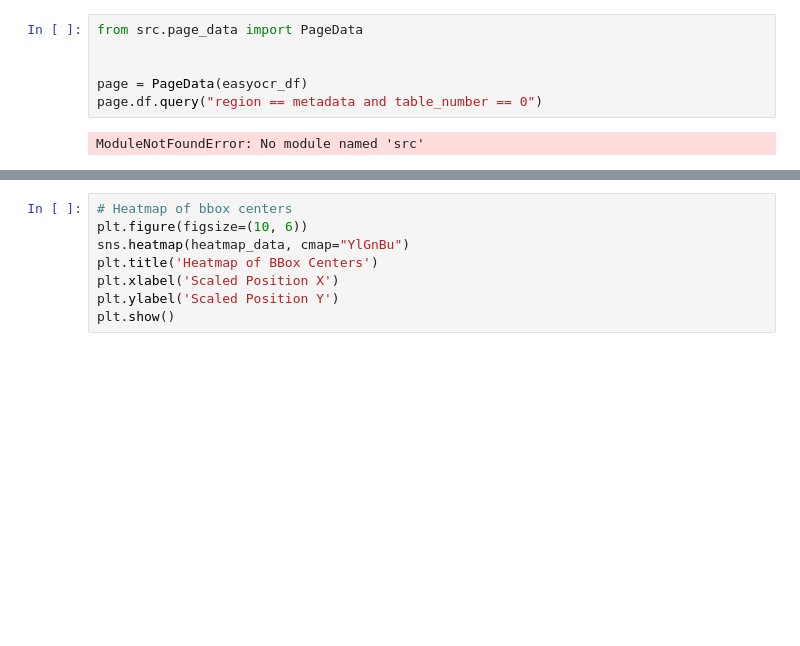
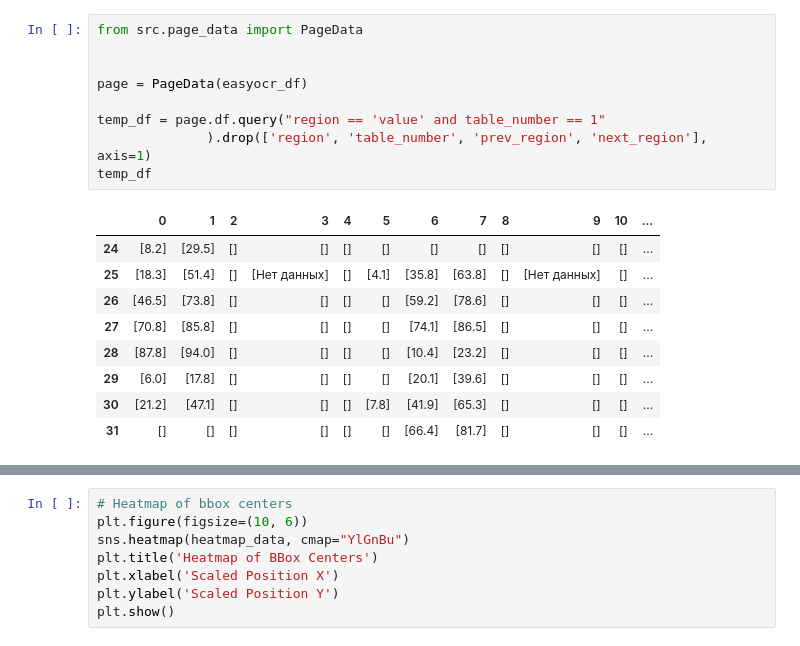
Before and after one commit to kdavjd/liquid_vapor_database, a Jupyter notebook: docs/extract_tables.ipynb, the cells around one changed output, grey strips where cells are left out. Drawn from its saved outputs; the diff is of its cells as text; blank space fills up the shorter version.

```diff
--- a/docs/extract_tables.ipynb
+++ b/docs/extract_tables.ipynb
@@ -25,8 +31,19 @@ Neither CUDA nor MPS are available - defaulting to CPU. Note: This module is muc
 # %%
 from src.page_data import PageData
 
 
 page = PageData(easyocr_df)
-page.df.query("region == metadata and table_number == 0")
+
+temp_df = page.df.query("region == 'value' and table_number == 1"
+              ).drop(['region', 'table_number', 'prev_region', 'next_region'], axis=1)
+temp_df
 # %% [output]
-ModuleNotFoundError: No module named 'src'
+|  | 0 | 1 | 2 | 3 | 4 | 5 | 6 | 7 | 8 | 9 | 10 | ... |
+| 24 | [8.2] | [29.5] | [] | [] | [] | [] | [] | [] | [] | [] | [] | ... |
+| 25 | [18.3] | [51.4] | [] | [Нет данных] | [] | [4.1] | [35.8] | [63.8] | [] | [Нет данных] | [] | ... |
+| 26 | [46.5] | [73.8] | [] | [] | [] | [] | [59.2] | [78.6] | [] | [] | [] | ... |
+| 27 | [70.8] | [85.8] | [] | [] | [] | [] | [74.1] | [86.5] | [] | [] | [] | ... |
+| 28 | [87.8] | [94.0] | [] | [] | [] | [] | [10.4] | [23.2] | [] | [] | [] | ... |
+| 29 | [6.0] | [17.8] | [] | [] | [] | [] | [20.1] | [39.6] | [] | [] | [] | ... |
+| 30 | [21.2] | [47.1] | [] | [] | [] | [7.8] | [41.9] | [65.3] | [] | [] | [] | ... |
+| 31 | [] | [] | [] | [] | [] | [] | [66.4] | [81.7] | [] | [] | [] | ... |
```
Also changed, not shown: parts of 4 cells of this notebook, 9 other files.
